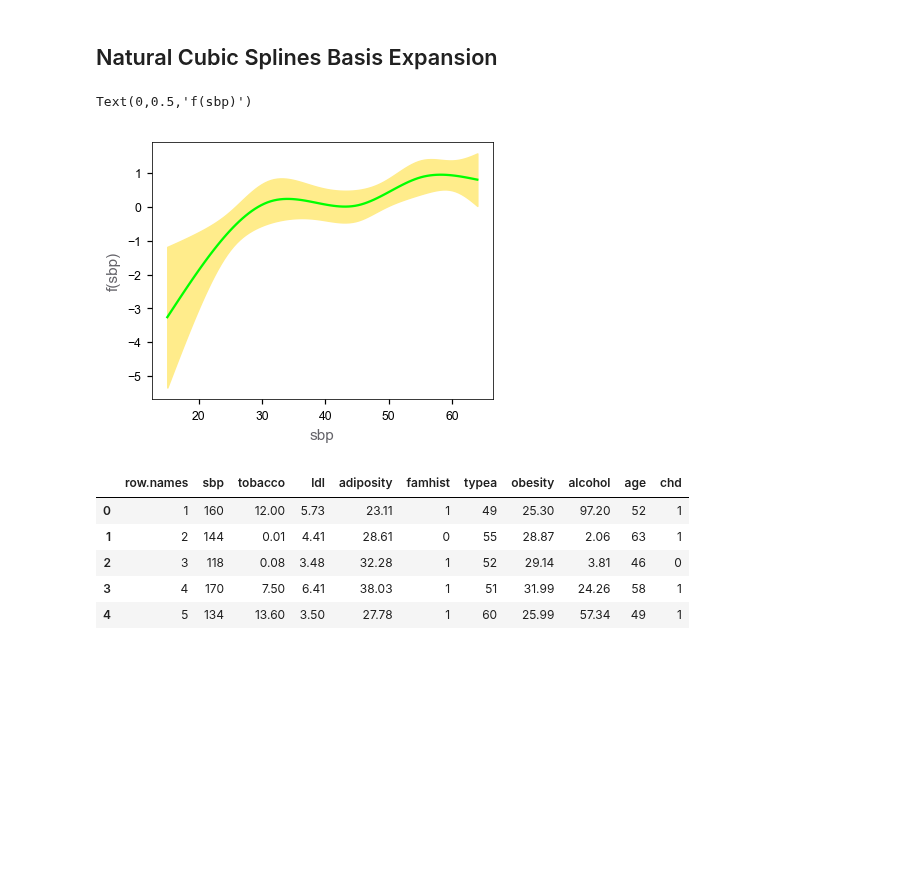
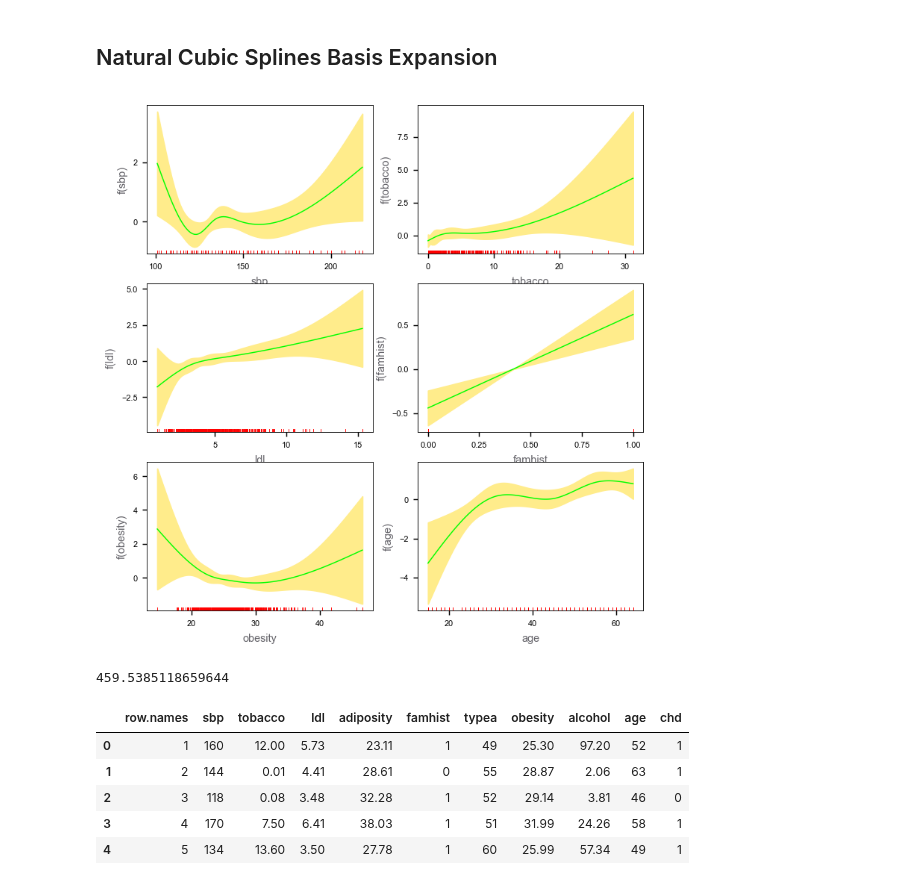
Before and after one commit to empathy87/The-Elements-of-Statistical-Learning-Python-Notebooks, a Jupyter notebook: examples/South African Heart Disease.ipynb, the cells around one changed output. Cells and saved outputs as stored; diff of their text form; code cells hidden in the pictures; blank space fills up the shorter version.

Commit message:
South African Heart Disease (natural spline basis expansion)

```diff
--- a/examples/South African Heart Disease.ipynb
+++ b/examples/South African Heart Disease.ipynb
@@ -88,7 +88,7 @@ from sklearn.linear_model import LogisticRegression
 #           the difference of their individual residual deviances (in analogy to sums-of
 #           squares).
 def deviance(X, y, model):
-    return 2*log_loss(np.squeeze(y), model.predict_proba(X))
+    return 2*log_loss(y_flat, model.predict_proba(X))
 
 lr = LogisticRegression(solver='lbfgs', max_iter=100000, C=10e10)
 features_res = features[:]
@@ -98,7 +98,7 @@ for k in range(3):
     i_to_remove, min_dev = None, None
     for i, name in enumerate(features_res):
         X_res_reduced = np.delete(X_res, i, 1)
-        dev = deviance(X_res_reduced, y, lr.fit(X_res_reduced, np.squeeze(y)))
+        dev = deviance(X_res_reduced, y, lr.fit(X_res_reduced, y_flat))
         if i_to_remove is None or min_dev > dev:
             i_to_remove, min_dev = i, dev
     X_res = np.delete(X_res, i_to_remove, 1)
@@ -232,37 +204,0 @@ covLogit = np.linalg.inv(X_design.T @ W @ X_design)
-# %%
-X_lin = []
-for i in range(X_min.shape[0]):
-    X_lin.append(np.linspace(X_min[i], X_max[i], 100))
-X_lin = np.vstack(X_lin).T
-#X_lin_exp = NaturalCubicSplineFeatures(knots).transform(X_lin)
-#X_lin_exp = scaler2.transform(X_lin_exp)
-X_lin_t = scaler_a.transform(X_lin)
-X_lin_t = NaturalCubicSplineFeatures(knots).transform(X_lin_t)
-X_lin_exp = scaler_b.transform(X_lin_t)
-# %%
-i = 4
-hj = X_lin_exp[:,i*4:i*4+4]
-cv_jj = covLogit[i*4+1:i*4+5, i*4+1:i*4+5]
-er = np.zeros(100)
-for t in range(100):
-    er[t] = 2*np.sqrt(hj[t:t+1,:] @ cv_jj @ hj[t:t+1,:].T)
-x_values = X_lin[:,i]
-y_values = np.squeeze(hj @ lr.coef_[:,i*4:i*4+4].T)
-y_values_low = y_values - er
-y_values_high = y_values + er
-
-plt.rcParams['font.family'] = 'Arial'
-plt.rcParams['axes.linewidth'] = 0.5
-fig, ax1 = plt.subplots(figsize=(4, 3.1), dpi=110)
-
-ax1.fill_between(x_values, y_values_low, y_values_high, color='#FFEC8B')
-ax1.plot(x_values, y_values, color='#00FF00')
-
-for l in ax1.get_yticklabels() + ax1.get_xticklabels():
-    l.set_fontsize(8)
-ax1.set_xlabel('sbp', color=GRAY4, fontsize=10)
-ax1.set_ylabel('f(sbp)', color=GRAY4, fontsize=10)
-#ax1.set_ylim(-3, 5.5)
-# %% [output]
-Text(0,0.5,'f(sbp)')
-[figure, removed]
@@ -268,0 +234,13 @@ Text(0,0.5,'f(sbp)')
+# %%
+# PAGE 146. [See covariance matrix estimation]
+predProbs = lr.predict_proba(H)
+W = np.diagflat(np.product(predProbs, axis=1))
+# add column for intercept into H table
+H1 = np.hstack([np.ones((H.shape[0], 1)), H])
+cov = np.linalg.inv(H1.T @ W @ H1)
+# delete first row and column because it corresponds to intercept
+cov = np.delete(cov, 0, axis=0)
+cov = np.delete(cov, 0, axis=1)
+# %%
+pts = [0] + list(np.cumsum(degrees_of_freedom))
+features_positions = [(pts[i-1], pts[i]-1) for i in range(1, len(pts))]
@@ -269,3 +284,21 @@ Text(0,0.5,'f(sbp)')
+# %%
+# PAGE 147. FIGURE 5.4. Fitted natural-spline functions for each of the terms in the final
+#           model selected by the stepwise procedure. Included are pointwise standard-error
+#           bands. The rug plot at the base of each figure indicates the location of each of the
+#           sample values for that variable (jittered to break ties).
+fig, axarr = plt.subplots(3,2, figsize=(3.3*2, 2.3*3), dpi=130)
+plot_term_natural_spline_function(axarr[0, 0], 0, 'sbp')
+plot_term_natural_spline_function(axarr[0, 1], 1, 'tobacco')
+plot_term_natural_spline_function(axarr[1, 0], 2, 'ldl')
+plot_term_natural_spline_function(axarr[1, 1], 3, 'famhist')
+plot_term_natural_spline_function(axarr[2, 0], 4, 'obesity')
+plot_term_natural_spline_function(axarr[2, 1], 5, 'age')
+# %% [output]
+[figure, added]
+# %%
+deviance(H, y, lr)*H.shape[0]
+# %% [output]
+459.5385118659644
 # %%
 import pandas as pd
 import matplotlib.pyplot as plt
```
Also changed, not shown: parts of 4 cells of this notebook.
